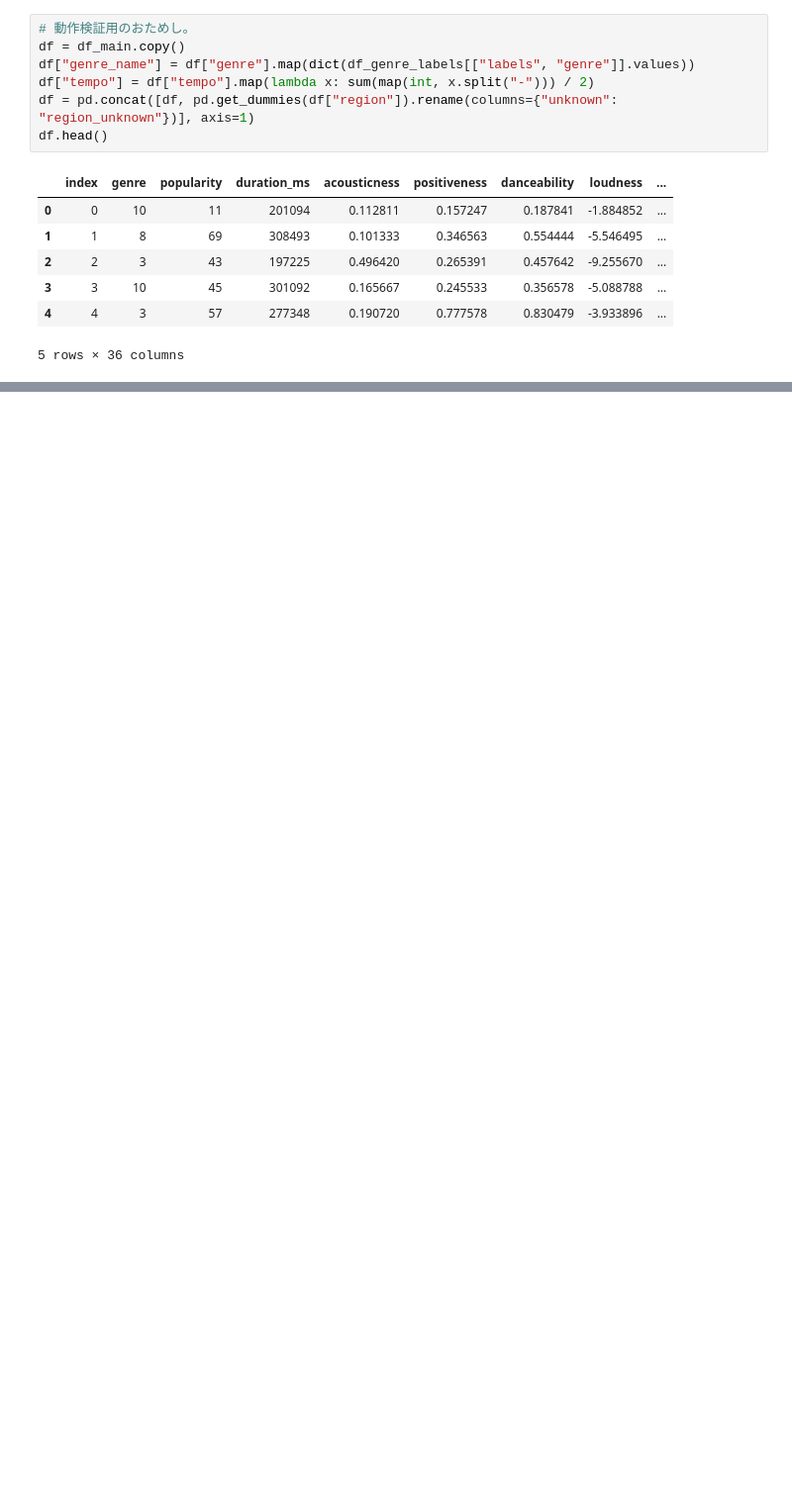
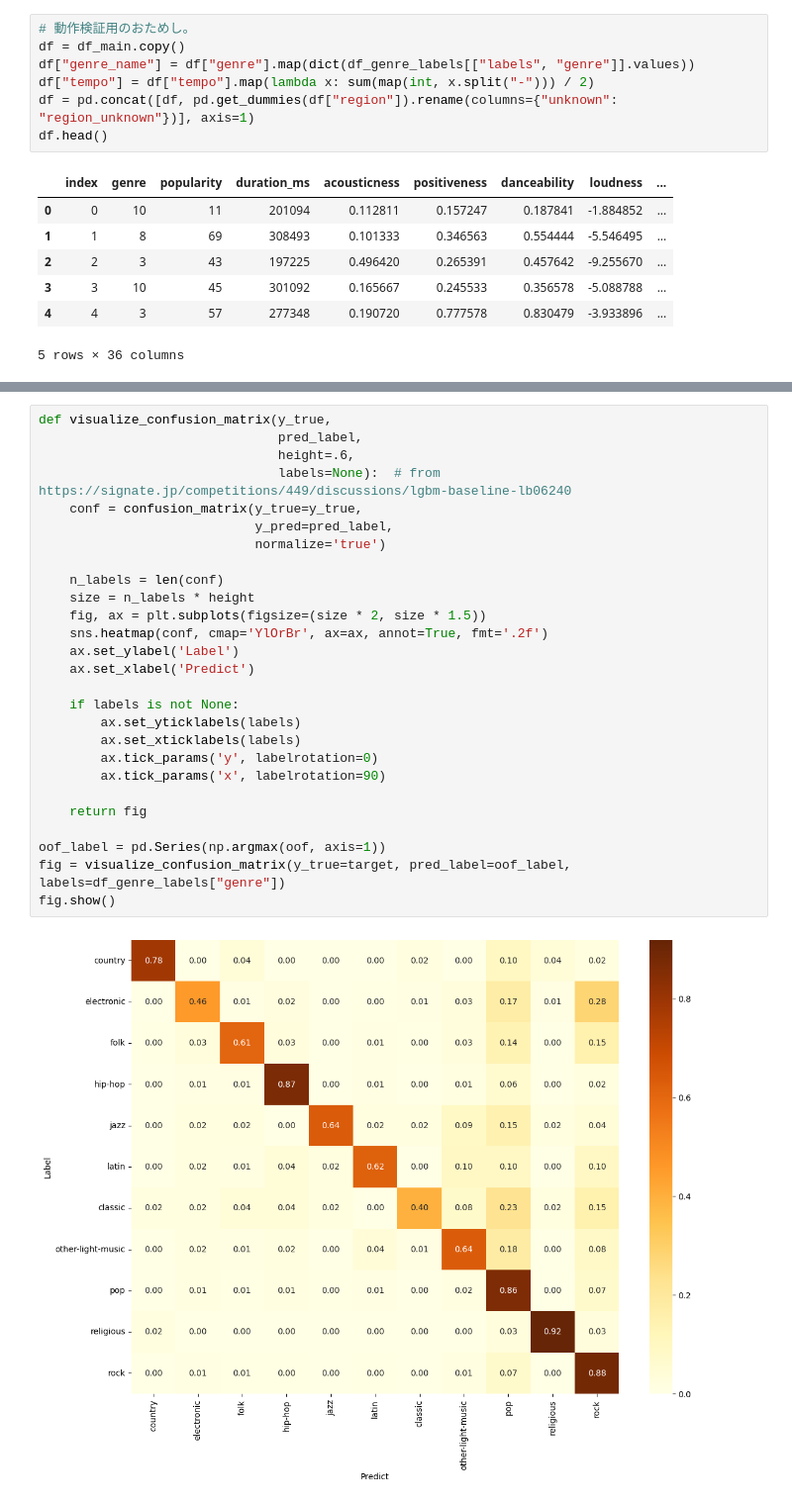
Before and after one commit to ihpolyphe/Kaggle, a Jupyter notebook: 06_classification_music/pseudo-labeling.ipynb, the cells around one changed output, grey strips where cells are left out. Shown at 99% size. Drawn from its saved outputs; the diff is of its cells as text; blank space fills up the shorter version.

```diff
--- a/06_classification_music/pseudo-labeling.ipynb
+++ b/06_classification_music/pseudo-labeling.ipynb
@@ -569,0 +598,29 @@ See the caveats in the documentation: https://pandas.pydata.org/pandas-docs/stab
+# %%
+def visualize_confusion_matrix(y_true,
+                               pred_label,
+                               height=.6,
+                               labels=None):  # from https://signate.jp/competitions/449/discussions/lgbm-baseline-lb06240
+    conf = confusion_matrix(y_true=y_true,
+                            y_pred=pred_label,
+                            normalize='true')
+
+    n_labels = len(conf)
+    size = n_labels * height
+    fig, ax = plt.subplots(figsize=(size * 2, size * 1.5))
+    sns.heatmap(conf, cmap='YlOrBr', ax=ax, annot=True, fmt='.2f')
+    ax.set_ylabel('Label')
+    ax.set_xlabel('Predict')
+
+    if labels is not None:
+        ax.set_yticklabels(labels)
+        ax.set_xticklabels(labels)
+        ax.tick_params('y', labelrotation=0)
+        ax.tick_params('x', labelrotation=90)
+
+    return fig
+
+oof_label = pd.Series(np.argmax(oof, axis=1))
+fig = visualize_confusion_matrix(y_true=target, pred_label=oof_label, labels=df_genre_labels["genre"])
+fig.show()
+# %% [output]
+[figure, added]
```
Also changed, not shown: parts of 4 cells of this notebook, 8 other files.
